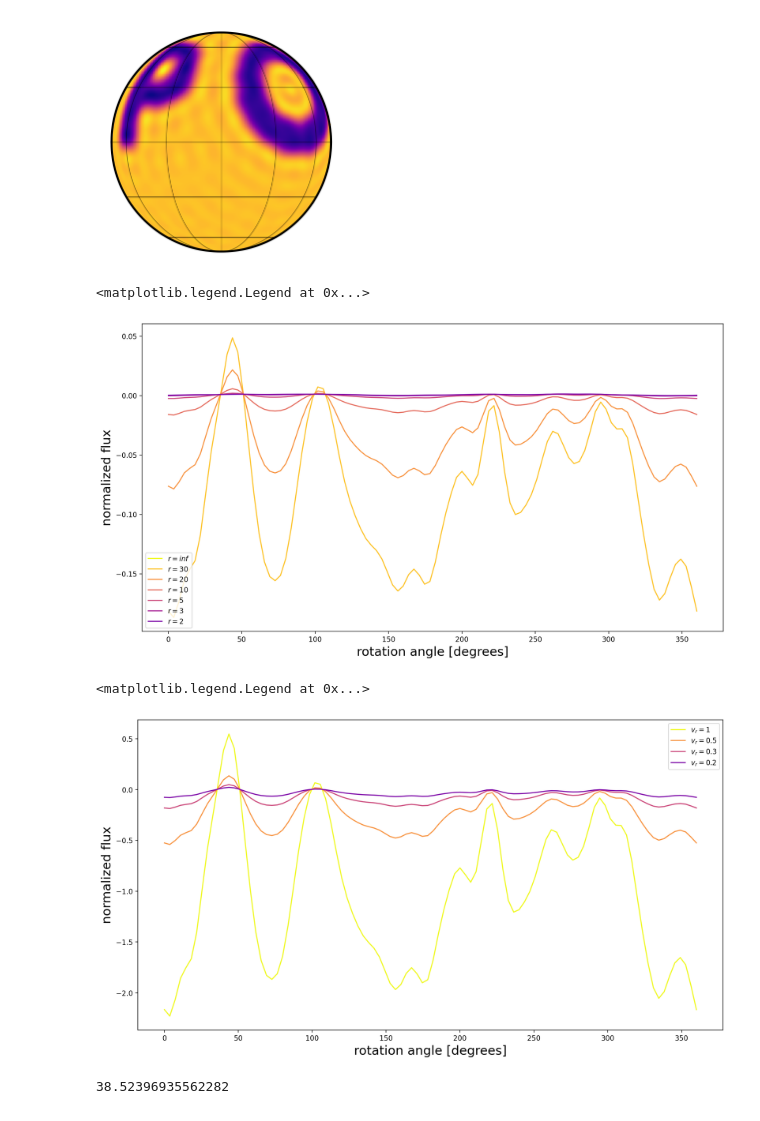
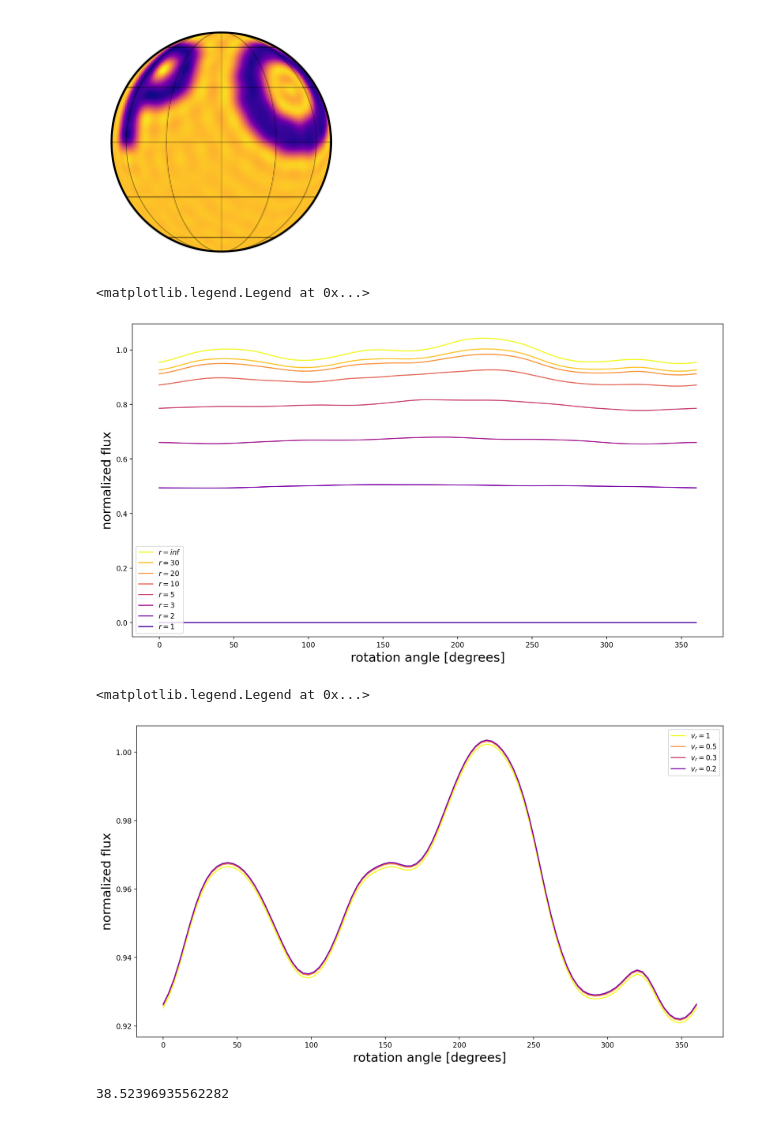
Before and after one commit to farr/NSLensing, a Jupyter notebook: src/scripts/RelativisticStarry.ipynb, the cells around one changed output. Cells and saved outputs as stored; diff of their text form; code cells hidden in the pictures.

```diff
--- a/src/scripts/RelativisticStarry.ipynb
+++ b/src/scripts/RelativisticStarry.ipynb
@@ -157,14 +217,24 @@ def ylms(r, lmax, theta, rs, vrot):
 # %%
-def design_matrix(r, lmax, theta, rs, vrot, inc=90):
-    map = starry.Map(lmax)
-    rT = ylms(r, lmax, theta, rs=rs, vrot=vrot).reshape(1, -1)
-    return map.ops.right_project(
-        rT,
-        np.array(inc * np.pi / 180),
-        np.array(0.0),
-        np.atleast_1d(theta) * np.pi / 180,
-    )
+# def design_matrix(lmax, theta, rs, inc=90):
+#     map = starry.Map(lmax)
+#     rT = ylms(lmax, rs=rs).reshape(1, -1)
+#     return map.ops.right_project(
+#         rT,
+#         np.array(inc * np.pi / 180),
+#         np.array(0.0),
+#         np.atleast_1d(theta) * np.pi / 180,
+#     )
+# %%
+def design_matrix(theta, rs, lmax=30, inc=90, vrot=0.3):
+    map = starry.Map(lmax)
+    rT = ylm_integrals(lmax, rs, vrot).reshape(1, -1)
+    return map.ops.right_project(
+        rT,
+        np.array(inc * np.pi / 180),
+        np.array(0.0),
+        np.atleast_1d(theta) * np.pi / 180,
+    )
 # %%
-def flux(y, r, lmax, theta, rs, vrot, inc):
-    A = design_matrix(r, lmax, theta, rs, vrot, inc)
+def flux(y, lmax, theta, rs, inc, vrot=0.3):
+    A = design_matrix(theta, rs, lmax, inc, vrot)
     return A @ y
@@ -226,5 +241,3 @@ $$
-# %%
-theta = np.linspace(0, 360, 100)
 # %%
 map = starry.Map(30)
 map.load("spot")
@@ -235,25 +248,25 @@ map.show()
 # %%
 fig, ax = plt.subplots(1, figsize=(15, 8))
 cmap = plt.get_cmap("plasma_r")
-for n, x in enumerate([np.inf, 30, 20, 10, 5, 3, 2]):
-    plt.plot(theta, flux(r=x,lmax=30, rs=2,vrot=0.3, theta=theta, y=map.y, inc=90), label=f"$r={x}$", color=cmap(n/8))
+for n, x in enumerate([np.inf, 30, 20, 10, 5, 3, 2, 1]):
+    plt.plot(theta, flux(lmax=30, rs=x, theta=theta, y=map.y, inc=90, vrot=0), label=f"$r={x}$", color=cmap(n/8))
 plt.xlabel("rotation angle [degrees]", fontsize=18)
 plt.ylabel("normalized flux", fontsize=18)
 plt.legend()
 # %% [output]
 <matplotlib.legend.Legend at 0x...>
-[figure, old version]
+[figure, new version]
 # %%
 fig, ax = plt.subplots(1, figsize=(15, 8))
 cmap = plt.get_cmap("plasma_r")
 for n, vrot in enumerate([1, 0.5, 0.3, 0.2]):
-    plt.plot(theta, flux(r=30,lmax=30, rs=2,vrot=vrot, theta=theta, y=map.y, inc=90), label=f"$v_r={vrot}$", color=cmap(n/4))
+    plt.plot(theta, flux(lmax=30, rs=30, theta=theta, y=map.y, inc=90, vrot=vrot), label=f"$v_r={vrot}$", color=cmap(n/4))
 plt.xlabel("rotation angle [degrees]", fontsize=18)
 plt.ylabel("normalized flux", fontsize=18)
 plt.legend()
 # %% [output]
 <matplotlib.legend.Legend at 0x...>
-[figure, old version]
+[figure, new version]
 # %%
 def intensity_at_point(r, lon, lat, lmax, rs, vrot):
     theta = np.pi / 2 - np.deg2rad(lat)
```
Also changed, not shown: parts of 22 cells of this notebook.
